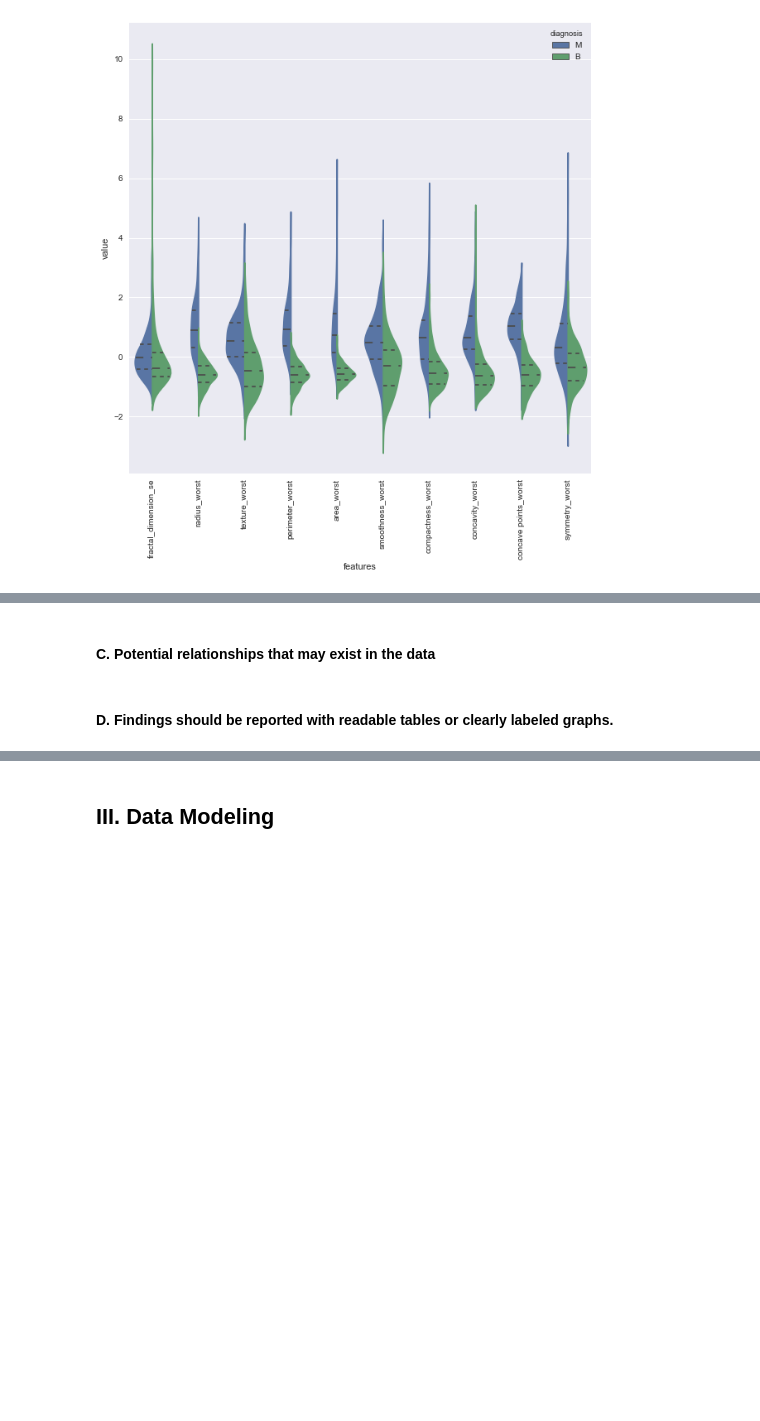
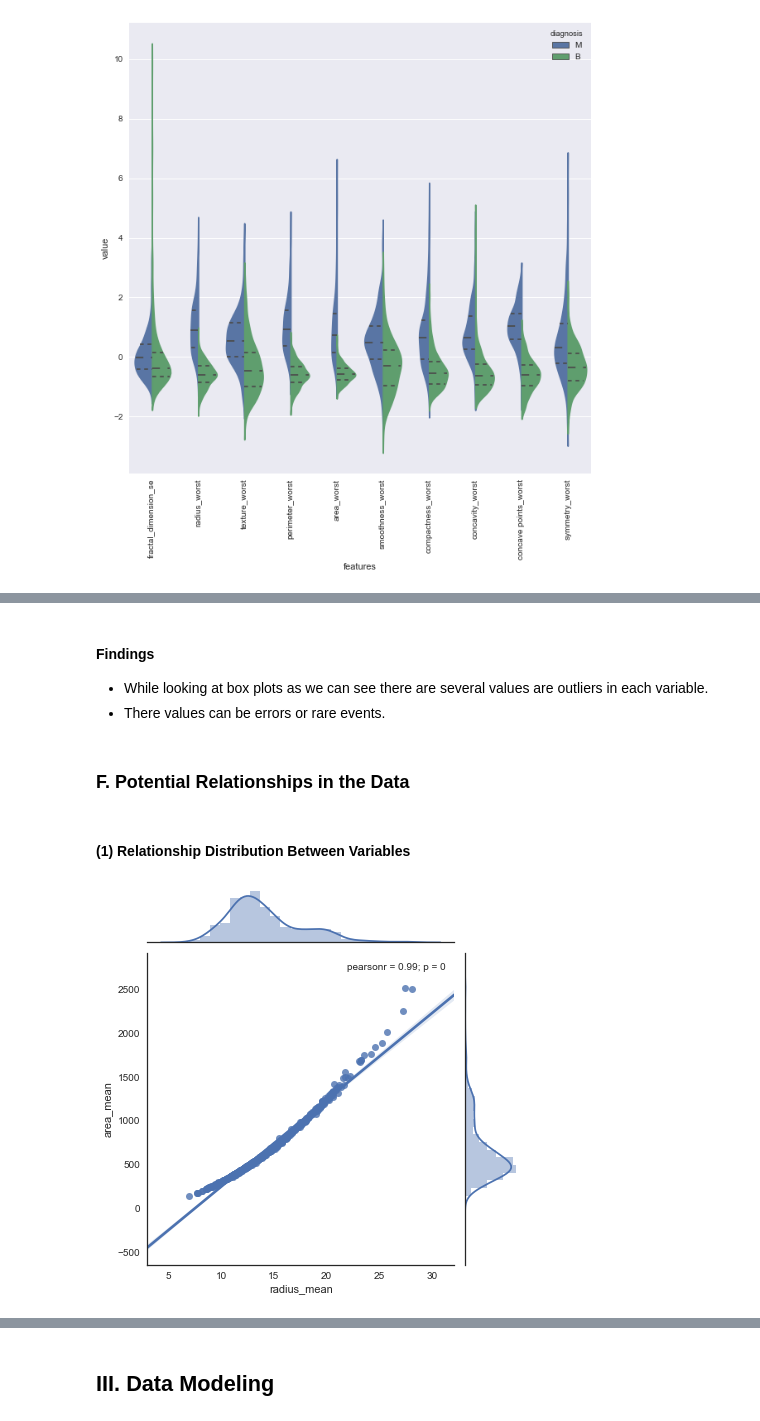
Before and after one commit to melissa-perez/MontyPython, a Jupyter notebook: STATS131 Project Report.ipynb, the cells around one changed output, grey strips where cells are left out. Saved outputs shown, nothing was run; the diff lists cells and outputs as text; code cells hidden in the pictures; blank space fills up the shorter version.

```diff
--- a/STATS131 Project Report.ipynb
+++ b/STATS131 Project Report.ipynb
@@ -219,4 +274,15 @@ plt.show()
+# %% [markdown]
+#### Findings
+
+- While looking at box plots as we can see there are several values are outliers in each variable.
+- There values can be errors or rare events.
 # %% [markdown]
-#### C. Potential relationships that may exist in the data
+### F. Potential Relationships in the Data
-# %% [markdown]
-#### D. Findings should be reported with readable tables or clearly labeled graphs.
+# %% [markdown]
+#### (1) Relationship Distribution Between Variables
+# %%
+# Plot compare 2 features
+sns.jointplot(cancer.radius_mean,cancer.area_mean,kind="regg")
+plt.show()
+# %% [output]
+[figure, added]
```
Also changed, not shown: parts of 19 cells of this notebook.
